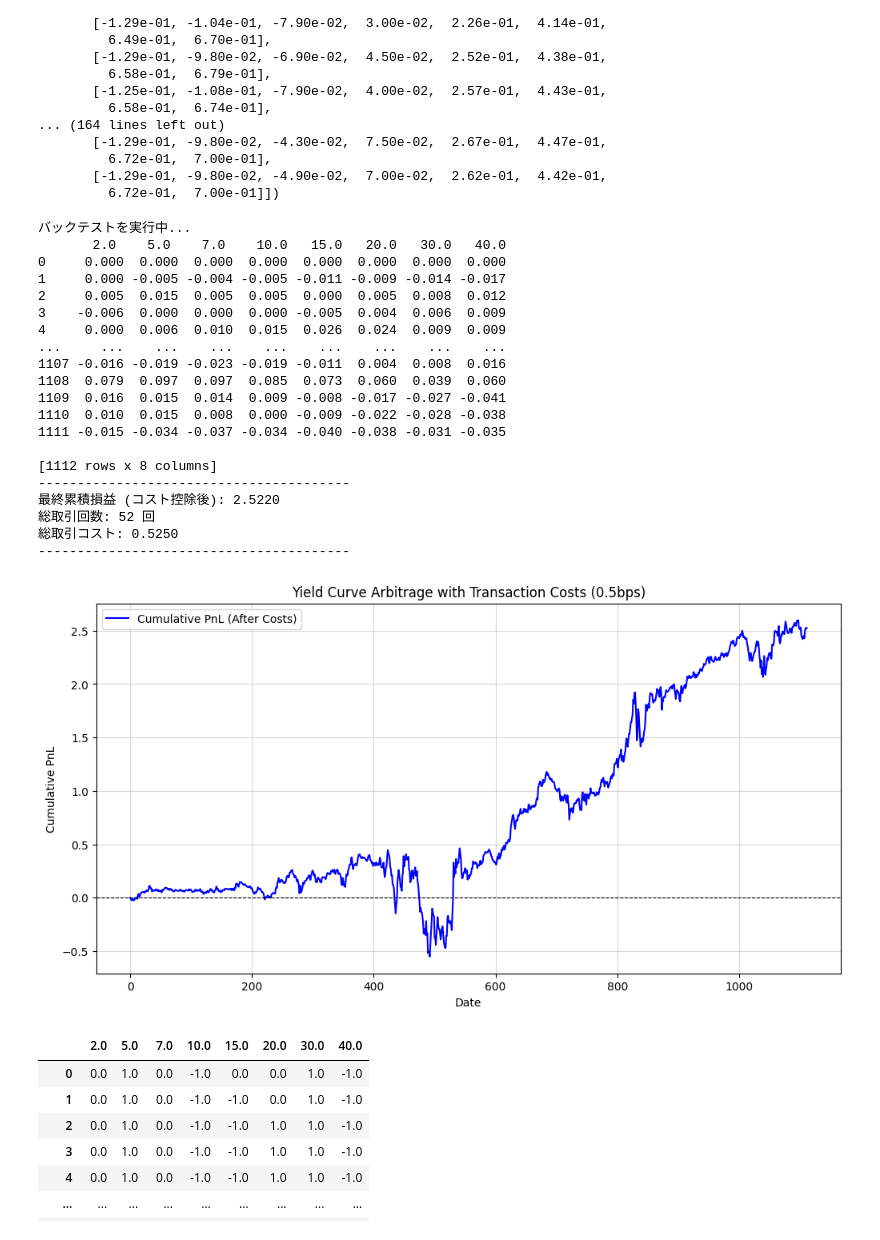
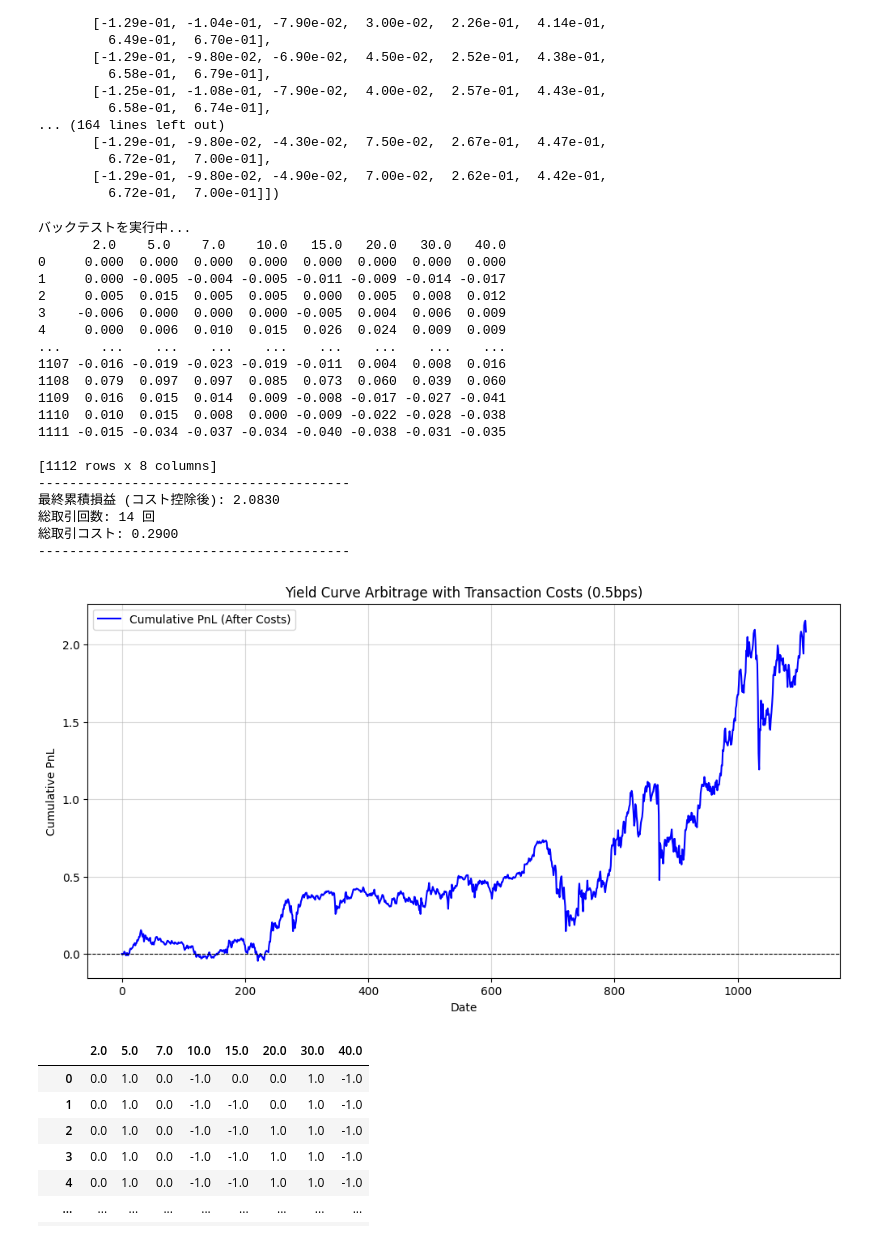
Before and after one commit to takumi-maker/dmd, a Jupyter notebook: 2+model.ipynb, the cells around one changed output. Drawn from its saved outputs; the diff is of its cells as text; code cells hidden in the pictures.

```diff
--- a/2+model.ipynb
+++ b/2+model.ipynb
@@ -289,7 +272,7 @@ array([[-1.28e-01, -1.14e-01, -8.00e-02,  3.00e-02,  2.42e-01,  4.14e-01,
        [-1.29e-01, -9.80e-02, -4.90e-02,  7.00e-02,  2.62e-01,  4.42e-01,
          6.72e-01,  7.00e-01]])
 # %%
-#一応うまくいくバージョン
+#ペアバージョン
 import numpy as np
 import pandas as pd
 from scipy.optimize import minimize
@@ -369,6 +352,9 @@ for i in range(days):
 
     # 各年限ごとにエントリー・エグジットの判定
     for j in range(len(maturities)):
+        if j != 2 and j != 3:
+          current_positions[j] = 0
+          continue
         s = spread[j]
 
         if current_positions[j] == 0:
@@ -409,7 +395,7 @@ position_change = positions.diff().abs().fillna(0)
 
 # コスト = 変化したポジション数 * 0.5bps (0.005%)
 # ※ 債券の売買コストを0.005%と仮定
-transaction_cost_pct = 0.005
+transaction_cost_pct = 0.01
 daily_costs = position_change.sum(axis=1) * transaction_cost_pct
 
 # 損益からコストを引く
@@ -426,37 +412,37 @@ print("-" * 40)
 # ==========================================
 # 5. グラフの描画（変更なし）
 # ==========================================
 plt.figure(figsize=(12, 6))
 plt.plot(cumulative_pnl, label='Cumulative PnL (After Costs)', color='blue', linewidth=1.5)
 plt.title('Yield Curve Arbitrage with Transaction Costs (0.5bps)')
 plt.xlabel('Date')
 plt.ylabel('Cumulative PnL')
 plt.axhline(0, color='black', linestyle='--', linewidth=0.8)
 plt.legend()
 plt.grid(True, alpha=0.5)
 plt.show()
 # %% [output]
 バックテストを実行中...
        2.0    5.0    7.0    10.0   15.0   20.0   30.0   40.0
 0     0.000  0.000  0.000  0.000  0.000  0.000  0.000  0.000
 1     0.000 -0.005 -0.004 -0.005 -0.011 -0.009 -0.014 -0.017
 2     0.005  0.015  0.005  0.005  0.000  0.005  0.008  0.012
 3    -0.006  0.000  0.000  0.000 -0.005  0.004  0.006  0.009
 4     0.000  0.006  0.010  0.015  0.026  0.024  0.009  0.009
 ...     ...    ...    ...    ...    ...    ...    ...    ...
 1107 -0.016 -0.019 -0.023 -0.019 -0.011  0.004  0.008  0.016
 1108  0.079  0.097  0.097  0.085  0.073  0.060  0.039  0.060
 1109  0.016  0.015  0.014  0.009 -0.008 -0.017 -0.027 -0.041
 1110  0.010  0.015  0.008  0.000 -0.009 -0.022 -0.028 -0.038
 1111 -0.015 -0.034 -0.037 -0.034 -0.040 -0.038 -0.031 -0.035
 
 [1112 rows x 8 columns]
 ----------------------------------------
-最終累積損益 (コスト控除後): 2.5220
-総取引回数: 52 回
-総取引コスト: 0.5250
+最終累積損益 (コスト控除後): 2.0830
+総取引回数: 14 回
+総取引コスト: 0.2900
 ----------------------------------------
-[figure, old version]
+[figure, new version]
 # %%
 positions
 # %% [output]
```
Also changed, not shown: parts of 2 cells of this notebook.
